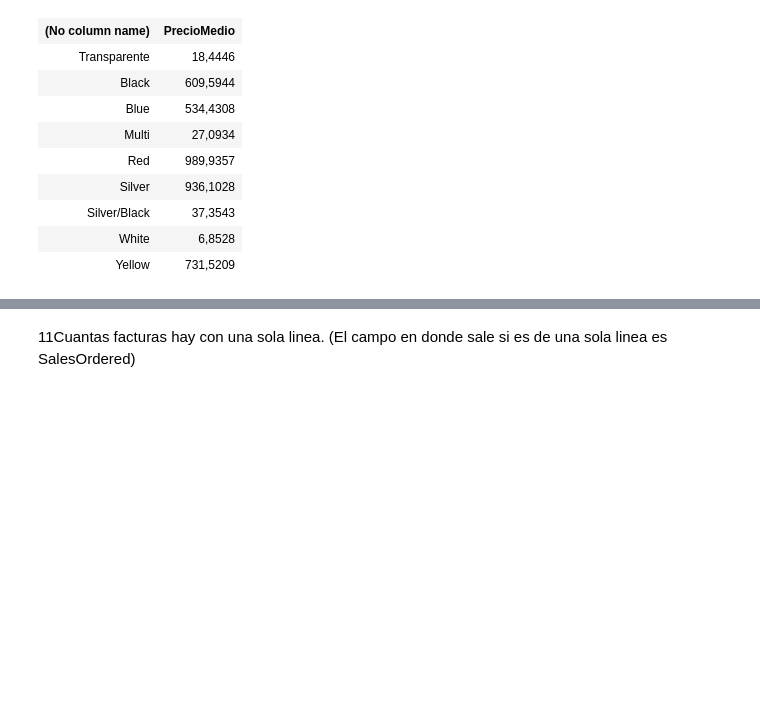
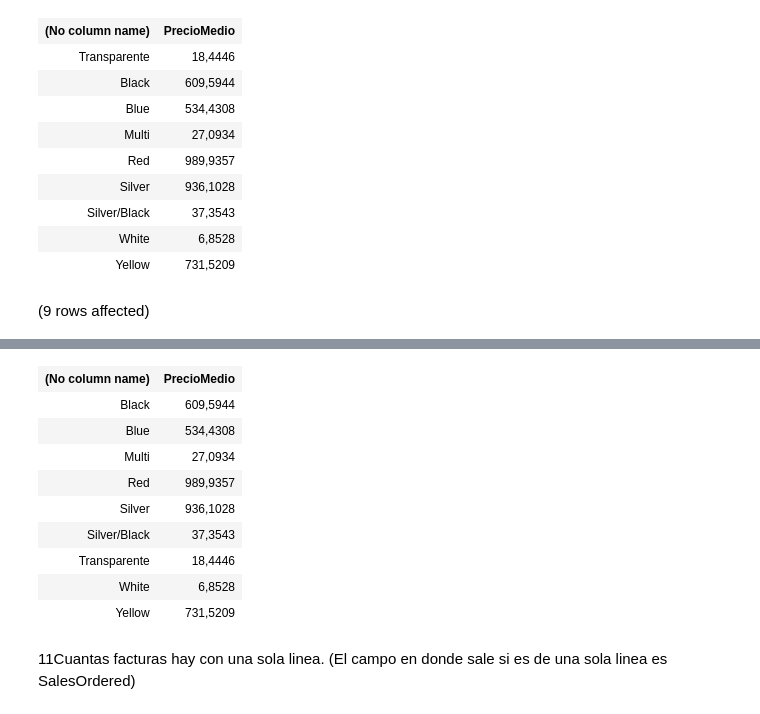
Before and after one commit to Asambler2/Hiberus-enlace, a Jupyter notebook: sql/EJ4VariasTablas/Notebook-1.ipynb, the cells around one changed output, grey strips where cells are left out. Saved outputs shown, nothing was run; the diff lists cells and outputs as text; code cells hidden in the pictures; blank space fills up the shorter version.

```diff
--- a/sql/EJ4VariasTablas/Notebook-1.ipynb
+++ b/sql/EJ4VariasTablas/Notebook-1.ipynb
@@ -213,3 +359,7 @@ Total execution time: 00:00:00.031
 | Silver/Black | 37,3543 |
 | White | 6,8528 |
 | Yellow | 731,5209 |
+# %%
+SELECT DISTINCT COALESCE(P.Color, 'Transparente'), AVG(S.UnitPrice) OVER(PARTITION BY P.COLOR) AS PrecioMedio FROM Production.Product AS P JOIN SALES.SalesOrderDetail AS S ON P.ProductID = S.ProductID ORDER BY COALESCE(P.Color, 'Transparente')
+# %% [output]
+(9 rows affected)
@@ -216,3 +367,13 @@ Total execution time: 00:00:00.031
+| (No column name) | PrecioMedio |
+| Black | 609,5944 |
+| Blue | 534,4308 |
+| Multi | 27,0934 |
+| Red | 989,9357 |
+| Silver | 936,1028 |
+| Silver/Black | 37,3543 |
+| Transparente | 18,4446 |
+| White | 6,8528 |
+| Yellow | 731,5209 |
 # %% [markdown]
 11Cuantas facturas hay con una sola linea. (El campo en donde sale si es de una sola linea es SalesOrdered)
 # %%
```
Also changed, not shown: parts of 13 cells of this notebook.
